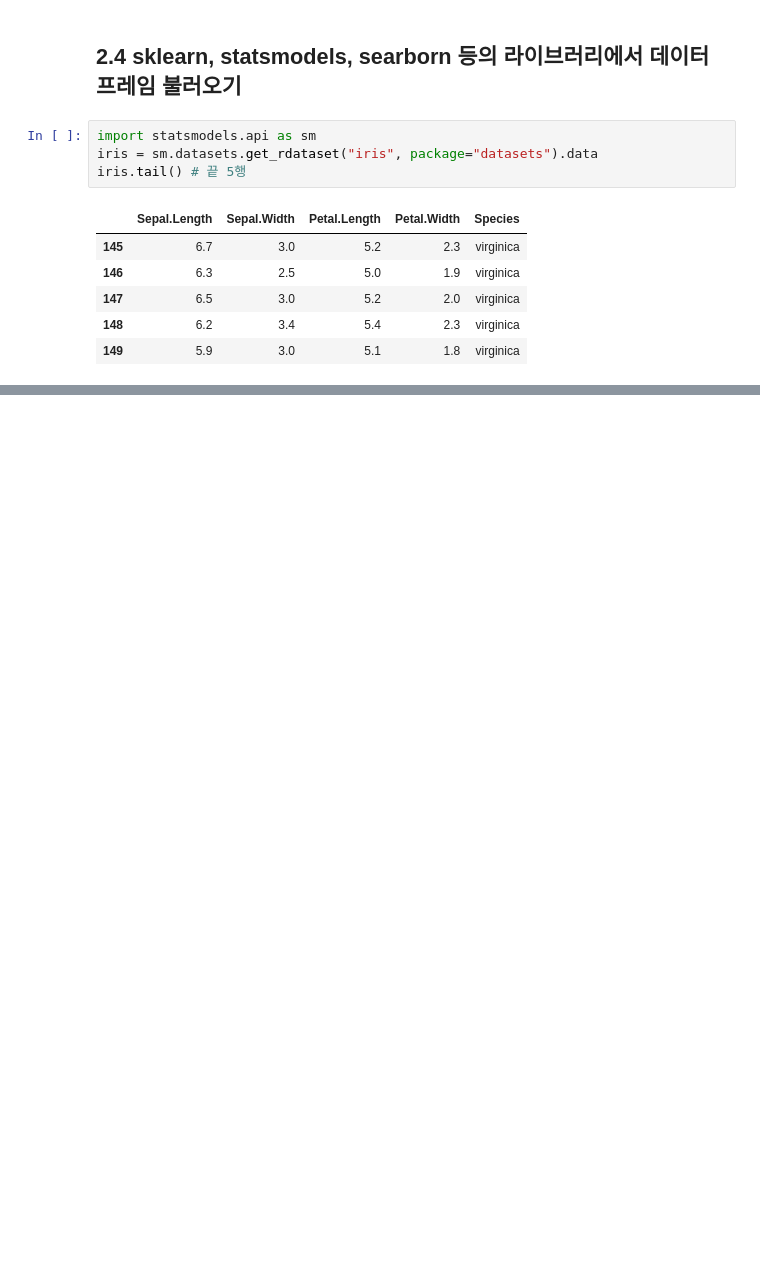
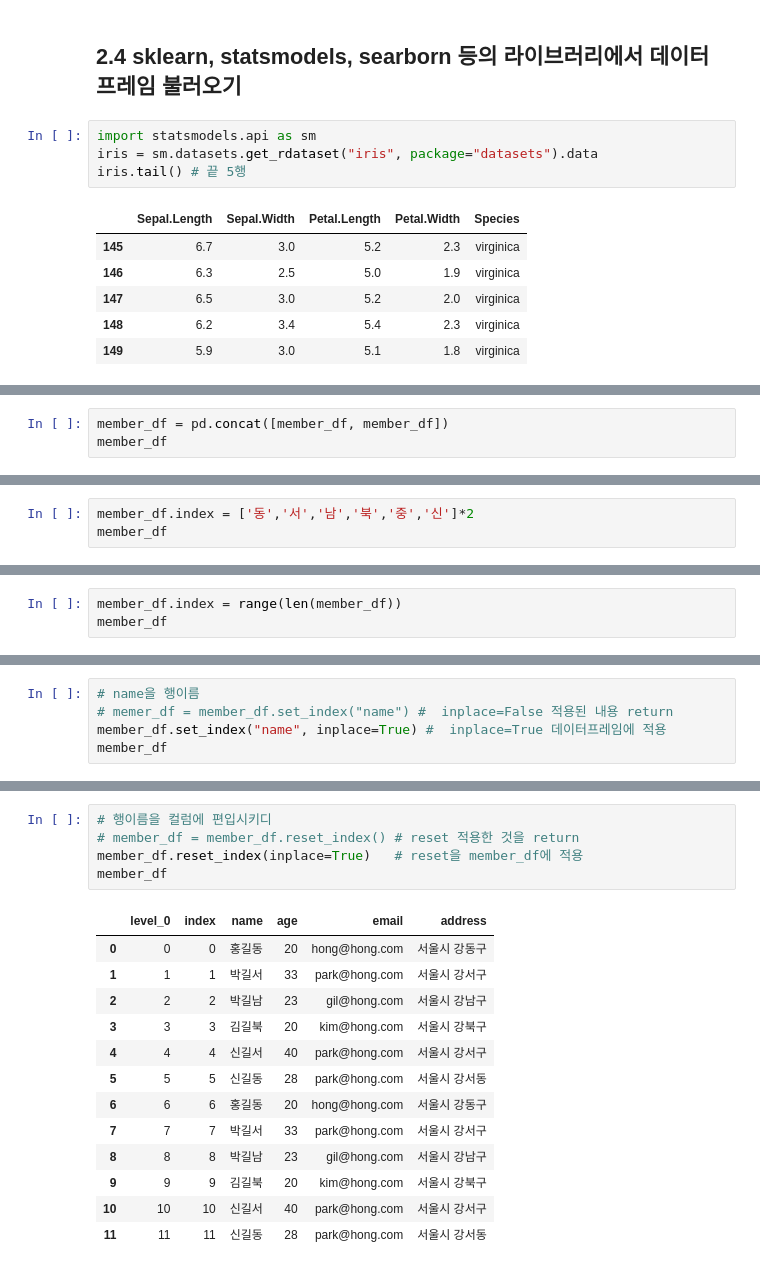
Before and after one commit to comlec/rapa, a Jupyter notebook: source/Python/ch10_Pandas(데이터프레임,시리즈).ipynb, the cells around one changed output, grey strips where cells are left out. Drawn from its saved outputs; the diff is of its cells as text; blank space fills up the shorter version.

```diff
--- a/source/Python/ch10_Pandas(데이터프레임,시리즈).ipynb
+++ b/source/Python/ch10_Pandas(데이터프레임,시리즈).ipynb
@@ -128,0 +154,3 @@ iris.tail() # 끝 5행
+# %%
+member_df = pd.concat([member_df, member_df])
+member_df
@@ -128,0 +175,3 @@ iris.tail() # 끝 5행
+# %%
+member_df.index = ['동','서','남','북','중','신']*2
+member_df
@@ -128,0 +192,3 @@ iris.tail() # 끝 5행
+# %%
+member_df.index = range(len(member_df))
+member_df
@@ -128,0 +209,5 @@ iris.tail() # 끝 5행
+# %%
+# name을 행이름
+# memer_df = member_df.set_index("name") #  inplace=False 적용된 내용 return
+member_df.set_index("name", inplace=True) #  inplace=True 데이터프레임에 적용
+member_df
@@ -128,0 +229,19 @@ iris.tail() # 끝 5행
+# %%
+# 행이름을 컬럼에 편입시키디
+# member_df = member_df.reset_index() # reset 적용한 것을 return
+member_df.reset_index(inplace=True)   # reset을 member_df에 적용
+member_df
+# %% [output]
+|  | level_0 | index | name | age | email | address |
+| 0 | 0 | 0 | 홍길동 | 20 | hong@hong.com | 서울시 강동구 |
+| 1 | 1 | 1 | 박길서 | 33 | park@hong.com | 서울시 강서구 |
+| 2 | 2 | 2 | 박길남 | 23 | gil@hong.com | 서울시 강남구 |
+| 3 | 3 | 3 | 김길북 | 20 | kim@hong.com | 서울시 강북구 |
+| 4 | 4 | 4 | 신길서 | 40 | park@hong.com | 서울시 강서구 |
+| 5 | 5 | 5 | 신길동 | 28 | park@hong.com | 서울시 강서동 |
+| 6 | 6 | 6 | 홍길동 | 20 | hong@hong.com | 서울시 강동구 |
+| 7 | 7 | 7 | 박길서 | 33 | park@hong.com | 서울시 강서구 |
+| 8 | 8 | 8 | 박길남 | 23 | gil@hong.com | 서울시 강남구 |
+| 9 | 9 | 9 | 김길북 | 20 | kim@hong.com | 서울시 강북구 |
+| 10 | 10 | 10 | 신길서 | 40 | park@hong.com | 서울시 강서구 |
+| 11 | 11 | 11 | 신길동 | 28 | park@hong.com | 서울시 강서동 |
```
Also changed, not shown: parts of 14 cells of this notebook, 2 other files.
